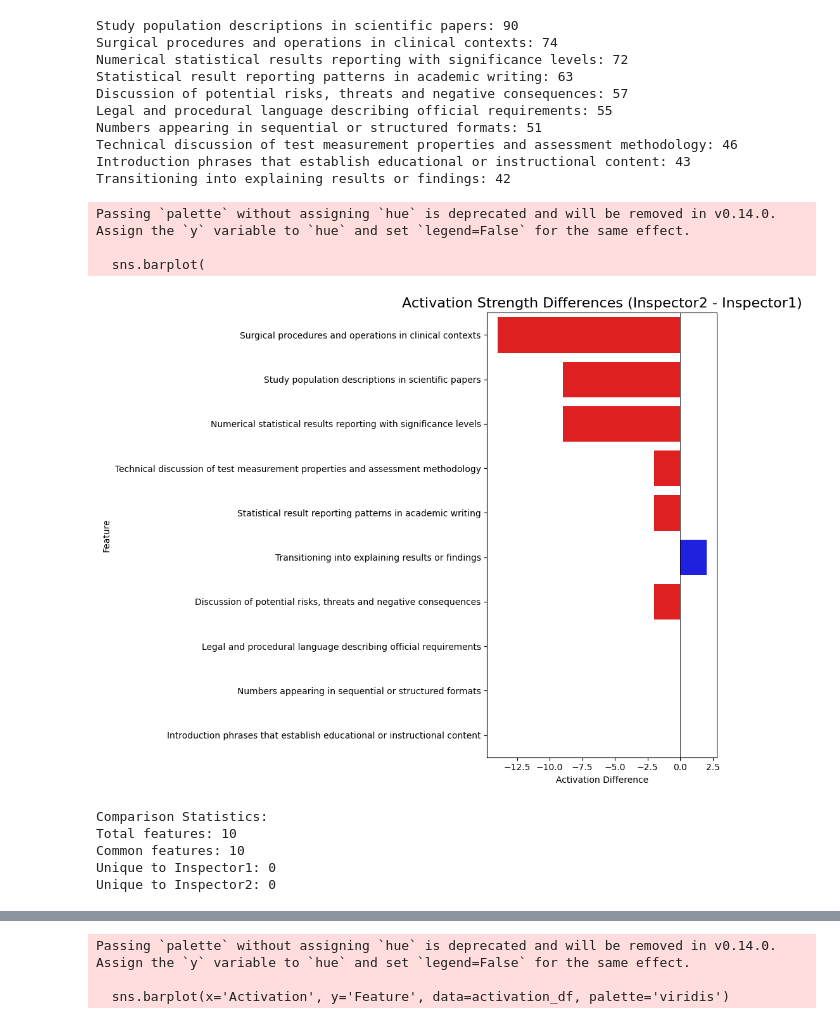
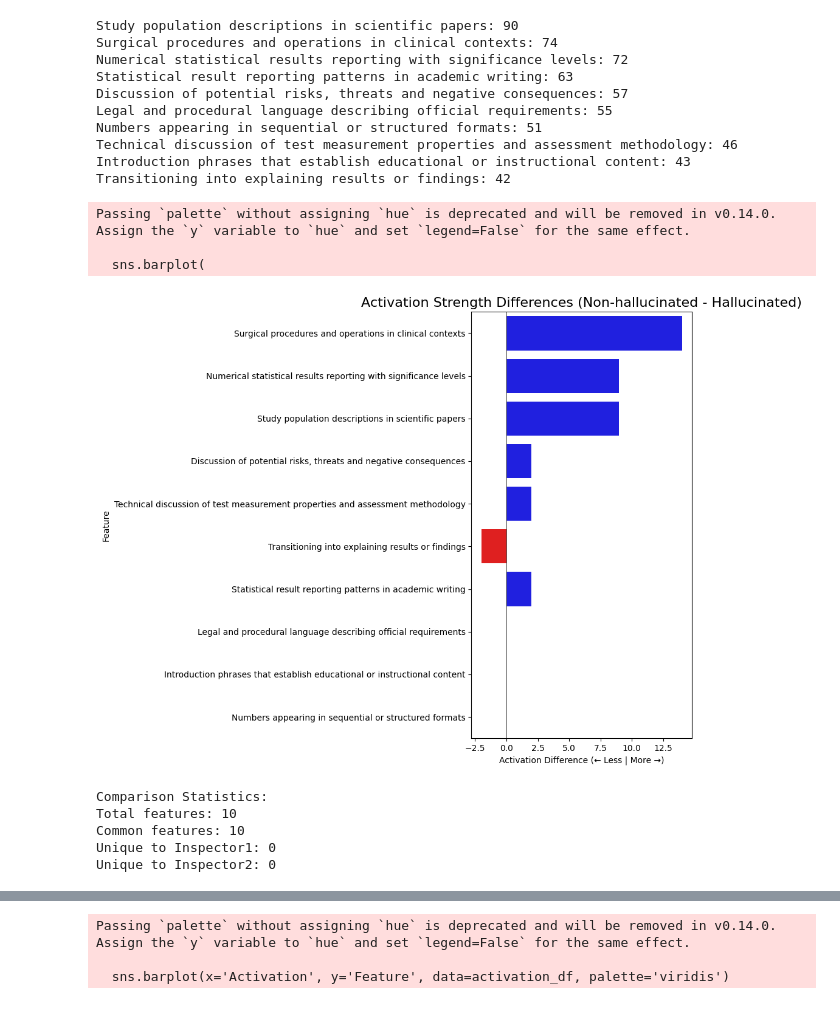
Before and after one commit to naisofly/MedTrust, a Jupyter notebook: visulizations.ipynb, the cells around one changed output, grey strips where cells are left out. Saved outputs shown, nothing was run; the diff lists cells and outputs as text; code cells hidden in the pictures.

```diff
--- a/visulizations.ipynb
+++ b/visulizations.ipynb
@@ -250,8 +250,8 @@ def compare_feature_activation(inspector1, inspector2):
     )
 
     plt.axvline(x=0, color='black', linestyle='-', linewidth=0.5)
-    plt.title('Activation Strength Differences (Hallucinated - Non-hallucinated)', fontsize=16)
-    plt.xlabel('Activation Difference')
+    plt.title('Activation Strength Differences (Non-hallucinated - Hallucinated)', fontsize=16)
+    plt.xlabel('Activation Difference (← Less | More →)')
     plt.ylabel('Feature')
     plt.tight_layout()
     plt.show()
@@ -263,12 +263,12 @@ def compare_feature_activation(inspector1, inspector2):
     print(f"Unique to Inspector1: {len(set(features1.keys()) - set(features2.keys()))}")
     print(f"Unique to Inspector2: {len(set(features2.keys()) - set(features1.keys()))}")
 # %%
-compare_feature_activation(inspector1=inspector, inspector2=inspector_hallucinated)
+compare_feature_activation(inspector_hallucinated, inspector)
 # %% [output]
 Passing `palette` without assigning `hue` is deprecated and will be removed in v0.14.0. Assign the `y` variable to `hue` and set `legend=False` for the same effect.
 
   sns.barplot(
-[figure, old version]
+[figure, new version]
 Comparison Statistics:
 Total features: 10
 Common features: 10
```
Also changed, not shown: parts of 2 cells of this notebook.
